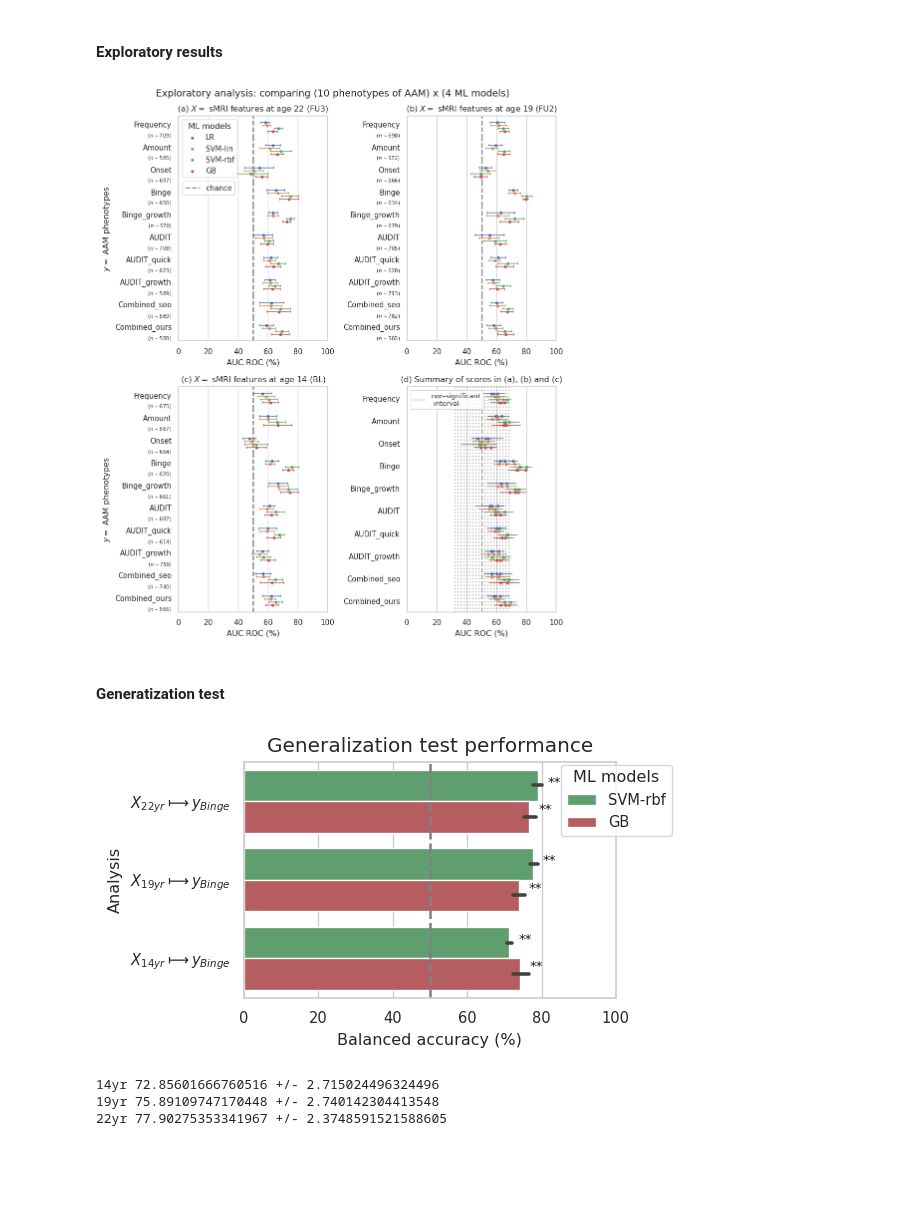
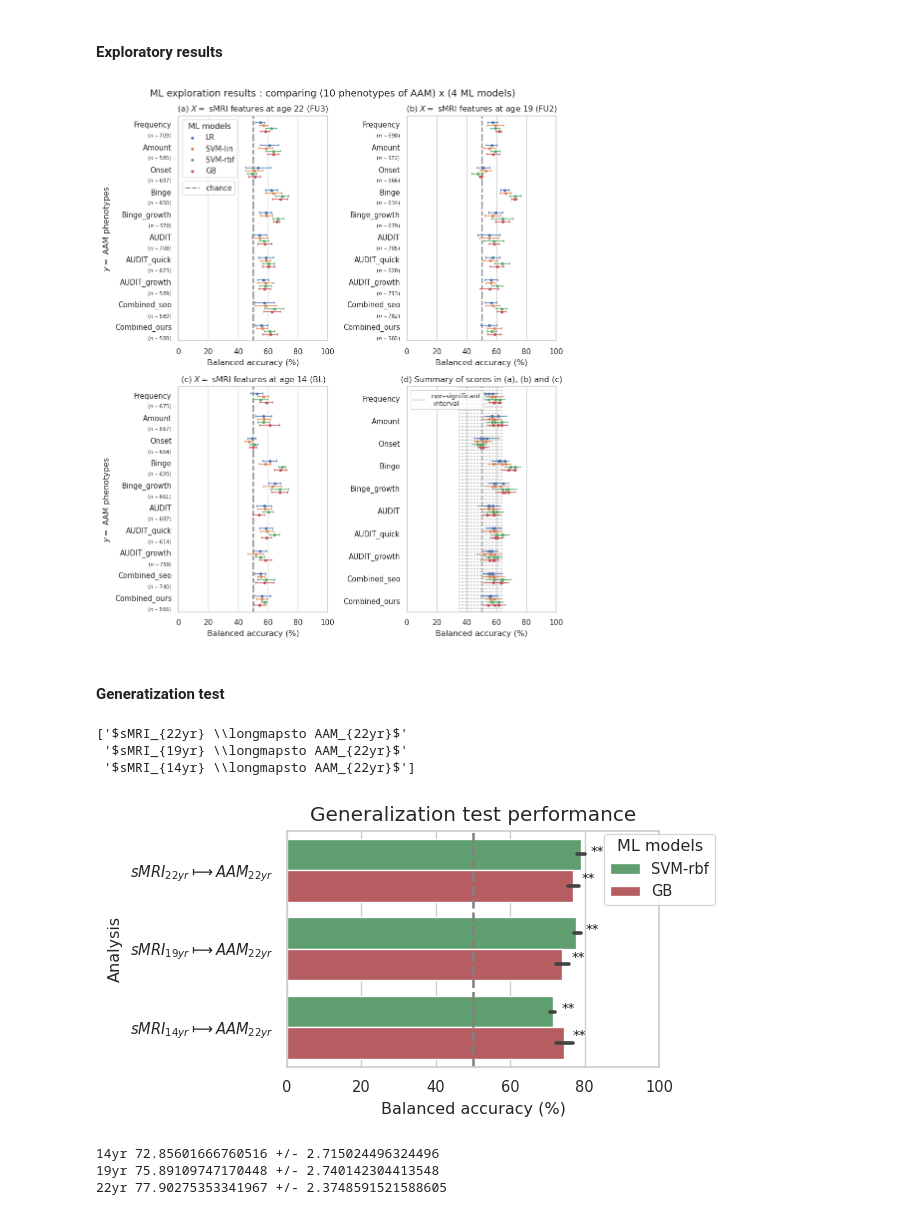
Before and after one commit to RoshanRane/ML_for_IMAGEN, a Jupyter notebook: generate_figures.ipynb, the cells around one changed output. Drawn from its saved outputs; the diff is of its cells as text; code cells hidden in the pictures; blank space fills up the shorter version.

```diff
--- a/generate_figures.ipynb
+++ b/generate_figures.ipynb
@@ -305,7 +305,7 @@ df_fulls = [
     (r"(b) $X=$ sMRI features at age 19 (FU2)", [pd.read_csv(f) for f in sorted(glob(f"MLpipelines/results/{r_path}-fu2*/*/run.csv"))]),
     (r"(c) $X=$ sMRI features at age 14 (BL)",  [pd.read_csv(f) for f in sorted(glob(f"MLpipelines/results/{r_path}-bl*/*/run.csv"))]),
 ]
-x = "roc_auc"  # roc_auc , test_score
+x = "test_score"  # roc_auc , test_score
 conf_ctrl = 'cb'
 sorty_by = None #'n_samples'
 join = False
@@ -452,11 +452,11 @@ leg2 = ax.legend([handles[1]], [legends[1]], loc='upper left', fontsize=8)
 #     plt.tight_layout()
 #     plt.savefig("figures/results_explore_sites{}.pdf".format("_auc" if x=='roc_auc' else ''))
 # else:
-plt.suptitle("Exploratory analysis: comparing (10 phenotypes of AAM) x (4 ML models)")
+plt.suptitle("ML exploration results : comparing (10 phenotypes of AAM) x (4 ML models)")
 plt.tight_layout()
 plt.savefig("figures/results_explore{}.pdf".format("_auc" if x=='roc_auc' else ''), bbox_inches='tight', pad_inches=0.05)
 # %% [output]
-[figure, old version]
+[figure, new version]
 # %% [markdown]
 #### Generatization test
 # %%
@@ -468,6 +468,10 @@ x='holdout_score'
 no_confs=True
 join=False
 palette = sns.color_palette()[2:]
+
+remap_io_2 = {'$X_{22yr} \\longmapsto y_{Binge}$': '$sMRI_{22yr} \\longmapsto AAM_{22yr}$',
+              '$X_{19yr} \\longmapsto y_{Binge}$': '$sMRI_{19yr} \\longmapsto AAM_{22yr}$',
+              '$X_{14yr} \\longmapsto y_{Binge}$': '$sMRI_{14yr} \\longmapsto AAM_{22yr}$'}
 
 tp_map = {"bl":"14yr", "fu1":"16yr", "fu2":"19yr", "fu3":"22yr"}
 df["i_type"] = df["tp"].map(tp_map)
@@ -485,6 +489,7 @@ if x not in df.columns:
 
 # make io labels readable with latex formating
 df.loc[:,"io"] = df.apply(remap_io, axis=1)
+df = df.replace({'io':remap_io_2})
 df[x] = df[x]*100
 
 # setup the figure properties
@@ -501,39 +506,43 @@ if BEST_SCORE_ONLY:
 plt.xlim([0,100])
 y="io"
 y_order = df[y].unique()[::-1]
+print(y_order)
 ax = sns.barplot(x=x, y=y, data=df, hue='model', hue_order=BEST_MODELS,
                 order=y_order, palette=palette)
 
 # draw the chance line in the legend
 ax.axvline(x=50, c='gray', ls='--', lw=1.5)
 
 labelmodel_order = np.dstack(np.meshgrid(BEST_MODELS, y_order)).reshape(-1,2).tolist()
 # perform FDR correction
 from statsmodels.stats.multitest import multipletests
 p_vals = [df.loc[(df[y]==yi) & (df['model']==mi), "p_value"].unique()[0] for mi,yi in labelmodel_order]
 # print("\nbefore correction:\n", p_vals)
 _,p_vals,_,_ = multipletests(p_vals, method="fdr_bh")
 # print("after correction:\n", p_vals)
 # add significance stars
 for k, (mi,yi) in enumerate(labelmodel_order):
     ast = return_asterisks(p_vals[k])
     x_pos = df.loc[(df[y]==yi) & (df['model']==mi), x].mean() + 2.5 # + 2 offset
     y_pos = (k//2 - 0.1) + [-0.1,+0.25][BEST_MODELS.index(mi)]
 #     print(mean_x, yi.split(' ')[0], 'xy=',(x_pos, y_pos), mi, "{:.4f}".format(p_vals[k]))
     ax.annotate(ast, xy=(x_pos, y_pos),
                 color='k', fontsize=8)
 
 # handles, legends = ax.get_legend_handles_labels()
 ax.legend(fancybox=True, frameon=True, loc="upper right", bbox_to_anchor=(1.17,1.02), title="ML models")
 
 plt.title("Generalization test performance", fontsize=12)
 plt.xlabel("Balanced accuracy (%)")
 plt.ylabel("Analysis")
 # plt.tight_layout()
 # plt.show()
 plt.savefig("figures/results_infer.pdf", bbox_inches='tight', pad_inches=0.0)
 # %% [output]
+['$sMRI_{22yr} \\longmapsto AAM_{22yr}$'
+ '$sMRI_{19yr} \\longmapsto AAM_{22yr}$'
+ '$sMRI_{14yr} \\longmapsto AAM_{22yr}$']
-[figure, old version]
+[figure, new version]
 # %%
 x = "holdout_score" # 'holdout_score', "holdout_roc_auc"
 for g, dfi in df.groupby(["i_type"]):
```
Also changed, not shown: parts of 1 cell of this notebook, 8 other files.
